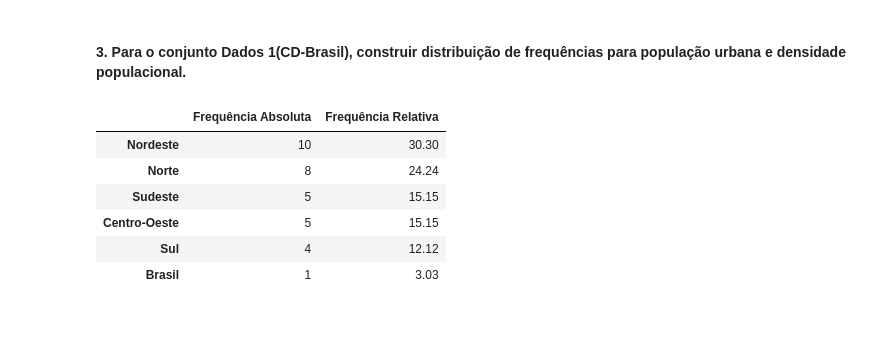
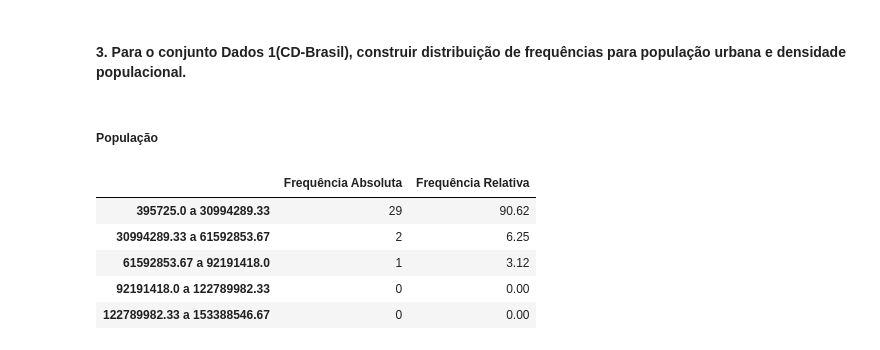
Before and after one commit to msbrasil/Estatistica, a Jupyter notebook: estatistica-basica/main.ipynb, the cells around one changed output. Cells and saved outputs as stored; diff of their text form; code cells hidden in the pictures; blank space fills up the shorter version.

Commit message:
Função de tabela frequencia feita e novas questões

```diff
--- a/estatistica-basica/main.ipynb
+++ b/estatistica-basica/main.ipynb
@@ -12,4 +12,4 @@ def typecast_float(value):
         return value
 # %%
 tabela21 = pd.read_excel('dados/Dados_EB.xls', sheet_name='Tabela 2.1')
-CDBrasil = pd.read_excel('dados/Dados_EB.xls', sheet_name='CD-Brasil') #converters={'Unnamed: 2': typecast_float, 'Unnamed: 3': typecast_float}
+CDBrasil = pd.read_excel('dados/Dados_EB.xls', sheet_name='CD-Brasil', converters={'Unnamed: 2': typecast_float, 'Unnamed: 3': typecast_float})
@@ -25,3 +16,33 @@ def tabela_frequencia(tabela, coluna):
+# %%
+def tabela_frequencia(tabela, coluna):
+    '''
+    Função que gera tabela de distribuição de frequências para a coluna de uma tabela desejada.
+    '''
+    if type(tabela[f'{coluna}'][0]) == str:
+        freq_abs = tabela[f'{coluna}'].value_counts()
+        freq_rel = tabela[f'{coluna}'].value_counts(normalize=True)*100
+        dist_freq = pd.DataFrame({'Frequência Absoluta': freq_abs, 'Frequência Relativa': round(freq_rel,2)})
+        return dist_freq
+    else:
+        k = round(1 + np.log2(len(tabela[f'{coluna}']))) # número de classes
+        lsup = tabela[f'{coluna}'].max() # limite superior
+        linf = tabela[f'{coluna}'].min() # limite inferior
+        amplitude = lsup - linf # amplitude
+        intervalo = amplitude/k # intervalo
+        classes = []
+        for i in range(k):
+            classes.append(round(linf + i*intervalo, 2))
+
+        labels = []
+        for i in range(len(classes)-1):
+            labels.append(f'{classes[i]} a {classes[i+1]}')
+
+        frequencia = pd.value_counts(pd.cut(x=tabela[f'{coluna}'], bins=classes, labels=labels, include_lowest=True), sort=False)
+        percentual = pd.value_counts(pd.cut(x = tabela[f'{coluna}'],bins = classes, labels = labels,include_lowest = True), normalize = True, sort=False)*100
+        percentual
+
+        dist_freq = pd.DataFrame({'Frequência Absoluta': frequencia, 'Frequência Relativa': round(percentual,2)})
+        return dist_freq
 # %% [markdown]
 #### 2. Usando os dados da Tabela 2.1, construa a distribuição de freqüências das variáveis:
 (a) Estado civil.
@@ -107,13 +117,14 @@ for i in range(0, len(CDBrasil)):
         CDBrasil.iloc[i,0] = CDBrasil.iloc[i-1,0]
     else:
         continue
+# %% [markdown]
+##### População
 # %%
-tabela_frequencia(CDBrasil, 'Região')
+tabela_frequencia(CDBrasil, 'População')
 # %% [output]
 |  | Frequência Absoluta | Frequência Relativa |
-| Nordeste | 10 | 30.30 |
-| Norte | 8 | 24.24 |
-| Sudeste | 5 | 15.15 |
-| Centro-Oeste | 5 | 15.15 |
-| Sul | 4 | 12.12 |
-| Brasil | 1 | 3.03 |
+| 395725.0 a 30994289.33 | 29 | 90.62 |
+| 30994289.33 a 61592853.67 | 2 | 6.25 |
+| 61592853.67 a 92191418.0 | 1 | 3.12 |
+| 92191418.0 a 122789982.33 | 0 | 0.00 |
+| 122789982.33 a 153388546.67 | 0 | 0.00 |
```
Also changed, not shown: parts of 19 cells of this notebook.
